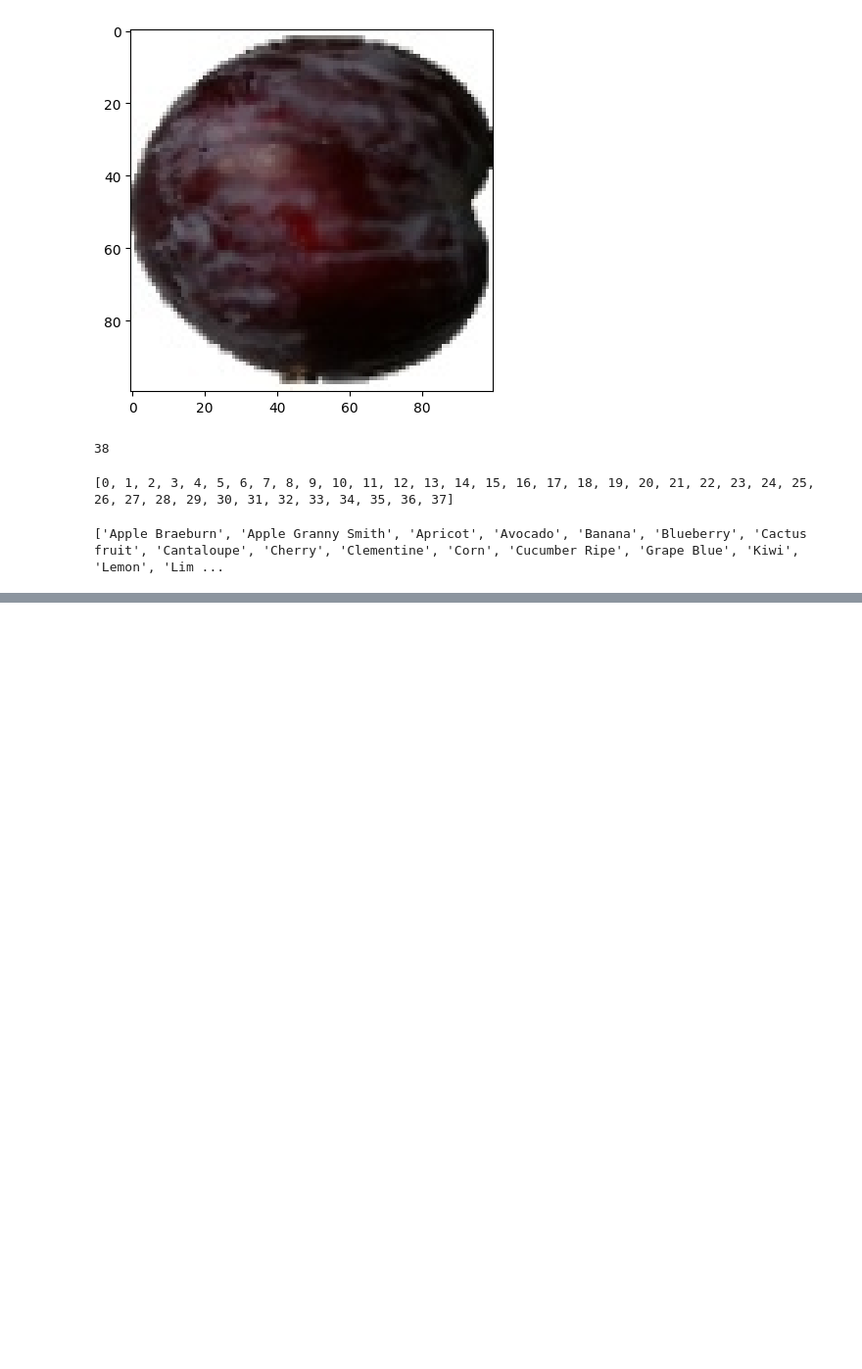
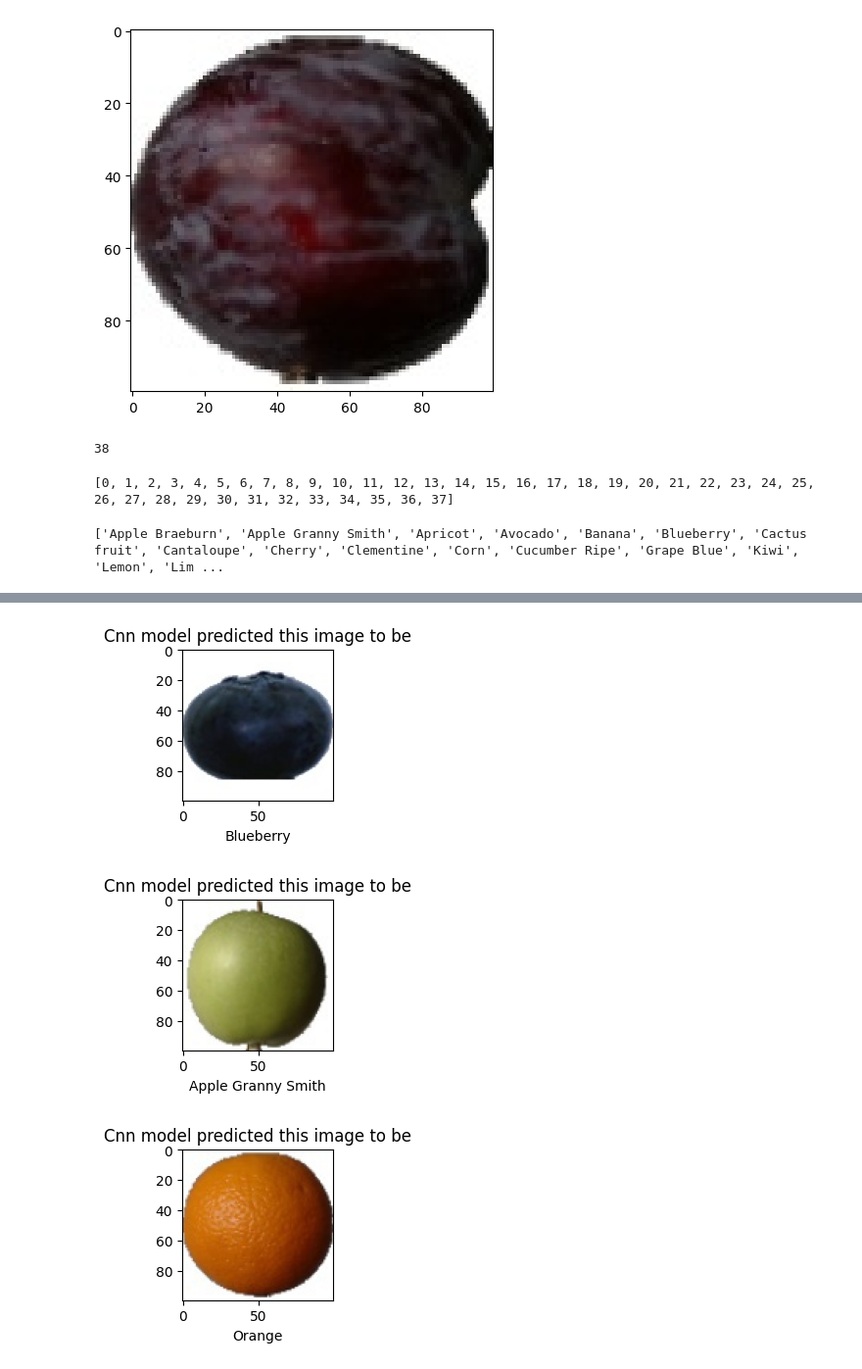
Before and after one commit to KyleKinsella/Data-Science-Machine-Learning-Code, a Jupyter notebook: Semester2MLProjects/Neural Networks/cnn.ipynb, the cells around one changed output, grey strips where cells are left out. Shown at 98% size. Cells and saved outputs as stored; diff of their text form; code cells hidden in the pictures; blank space fills up the shorter version.

```diff
--- a/Semester2MLProjects/Neural Networks/cnn.ipynb
+++ b/Semester2MLProjects/Neural Networks/cnn.ipynb
@@ -80,0 +109,2 @@ getFruitImage()
+# %%
+classNames = train_dataset.class_names
@@ -80,0 +261,28 @@ getFruitImage()
+# %%
+import numpy as np
+from tensorflow.keras.preprocessing import image
+
+def cnnPredictFruit(index):
+    dir = os.path.join(trainingDataset, typesOfImages[index])
+    fruitImage = os.listdir(dir) ## gives my everything with a sub folder for a fruit
+    combined = dir + "\\" + fruitImage[index]
+
+    img_path = combined
+    img = image.load_img(img_path, target_size=(25, 25))
+    img_array = image.img_to_array(img)
+    img_array = np.expand_dims(img_array, axis=0)
+
+    predictions = model.predict(img_array)
+    predicted_class = classNames[np.argmax(predictions)]
+    print(f"Predicted class: {predicted_class}")
+
+    img = mpimg.imread(combined)
+    plt.figure(figsize=(15, 2))
+    plt.imshow(img)
+    plt.xlabel(classes[index])
+    plt.title("Cnn model predicted this image to be")
+# %%
+cnnPredictFruit(5)
+cnnPredictFruit(1)
+cnnPredictFruit(18)
+# %% [output]
@@ -80,0 +295,3 @@ getFruitImage()
+[figure, added]
+[figure, added]
+[figure, added]
```
Also changed, not shown: parts of 17 cells of this notebook.
